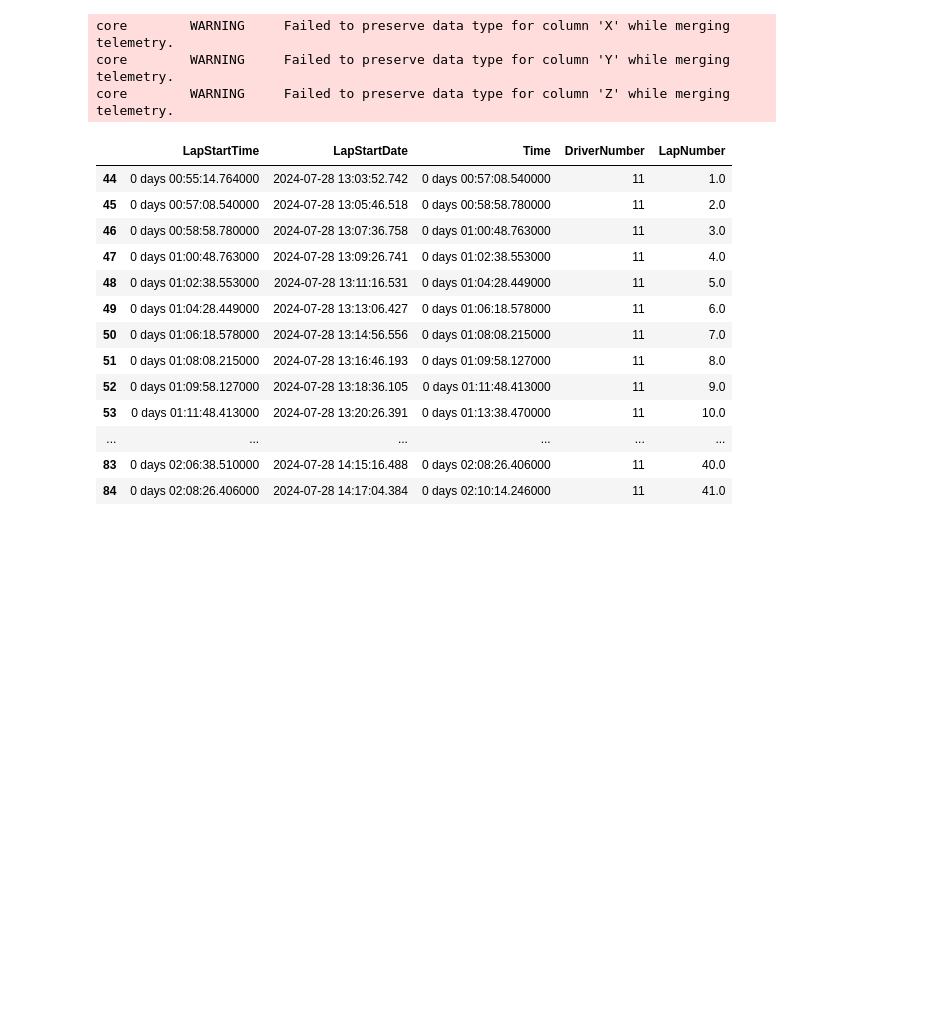
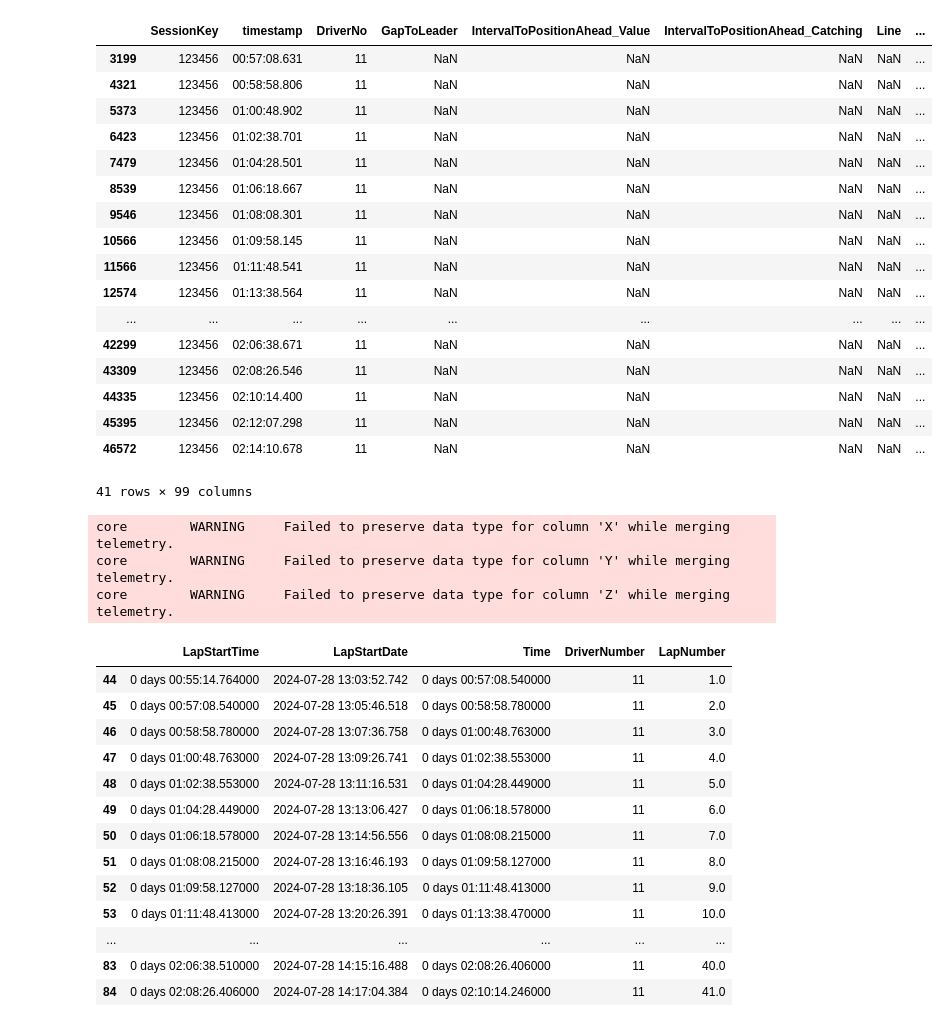
Before and after one commit to GoktugOcal/LiveF1, a Jupyter notebook: ff1_test.ipynb, the cells around one changed output. Saved outputs shown, nothing was run; the diff lists cells and outputs as text; code cells hidden in the pictures; blank space fills up the shorter version.

```diff
--- a/ff1_test.ipynb
+++ b/ff1_test.ipynb
@@ -3,5 +3,5 @@ import fastf1
 import matplotlib.pyplot as plt
 # %%
 session = fastf1.get_session(2024, "Belgium", 'R')
-session.load()
+# session.load()
 # %% [output]
@@ -48,0 +18,32 @@ data
+# %%
+from livef1.data_processing.parse_functions import parse_timing_data
+import pandas as pd
+
+response = api.fetch_page(session.api_path, "timing_data")
+
+response
+
+# for d in parse_timing_data(response,123456):
+#     print(d)
+
+dff = pd.DataFrame([d for d in parse_timing_data({item[0]:item[1] for item in response},123456)])
+dff[(dff["DriverNo"] == "11") & (~dff["NumberOfLaps"].isnull())]
+# %% [output]
+|  | SessionKey | timestamp | DriverNo | GapToLeader | IntervalToPositionAhead_Value | IntervalToPositionAhead_Catching | Line | ... |
+| 3199 | 123456 | 00:57:08.631 | 11 | NaN | NaN | NaN | NaN | ... |
+| 4321 | 123456 | 00:58:58.806 | 11 | NaN | NaN | NaN | NaN | ... |
+| 5373 | 123456 | 01:00:48.902 | 11 | NaN | NaN | NaN | NaN | ... |
+| 6423 | 123456 | 01:02:38.701 | 11 | NaN | NaN | NaN | NaN | ... |
+| 7479 | 123456 | 01:04:28.501 | 11 | NaN | NaN | NaN | NaN | ... |
+| 8539 | 123456 | 01:06:18.667 | 11 | NaN | NaN | NaN | NaN | ... |
+| 9546 | 123456 | 01:08:08.301 | 11 | NaN | NaN | NaN | NaN | ... |
+| 10566 | 123456 | 01:09:58.145 | 11 | NaN | NaN | NaN | NaN | ... |
+| 11566 | 123456 | 01:11:48.541 | 11 | NaN | NaN | NaN | NaN | ... |
+| 12574 | 123456 | 01:13:38.564 | 11 | NaN | NaN | NaN | NaN | ... |
+| ... | ... | ... | ... | ... | ... | ... | ... | ... |
+| 42299 | 123456 | 02:06:38.671 | 11 | NaN | NaN | NaN | NaN | ... |
+| 43309 | 123456 | 02:08:26.546 | 11 | NaN | NaN | NaN | NaN | ... |
+| 44335 | 123456 | 02:10:14.400 | 11 | NaN | NaN | NaN | NaN | ... |
+| 45395 | 123456 | 02:12:07.298 | 11 | NaN | NaN | NaN | NaN | ... |
+| 46572 | 123456 | 02:14:10.678 | 11 | NaN | NaN | NaN | NaN | ... |
+41 rows × 99 columns
```
Also changed, not shown: parts of 4 cells of this notebook, 1 other file.
